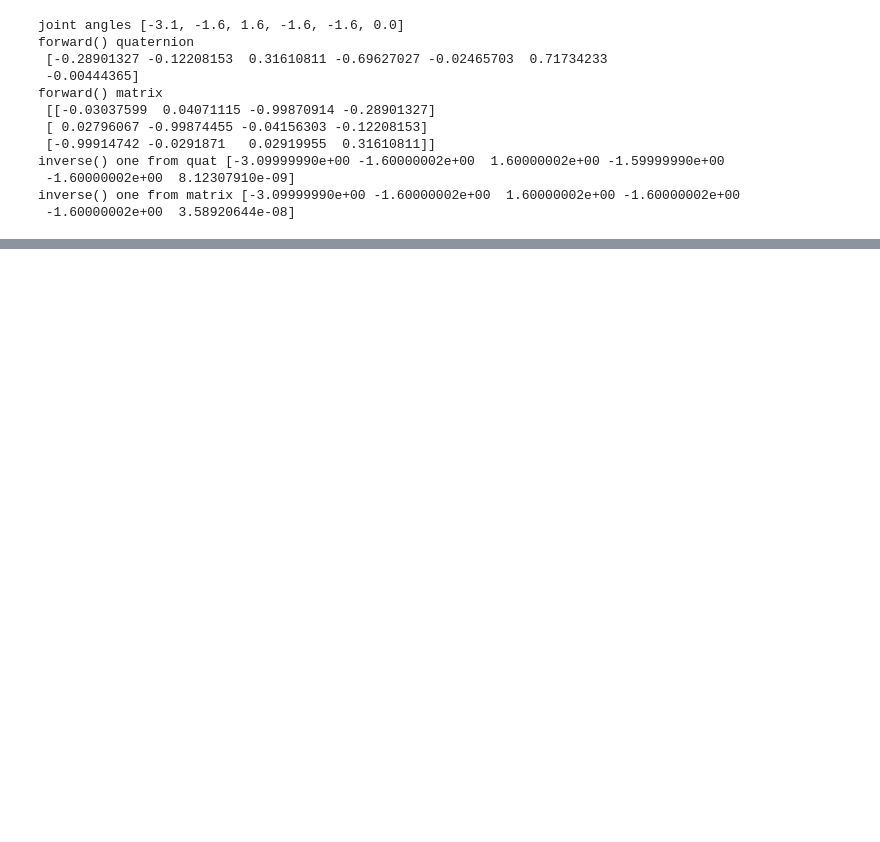
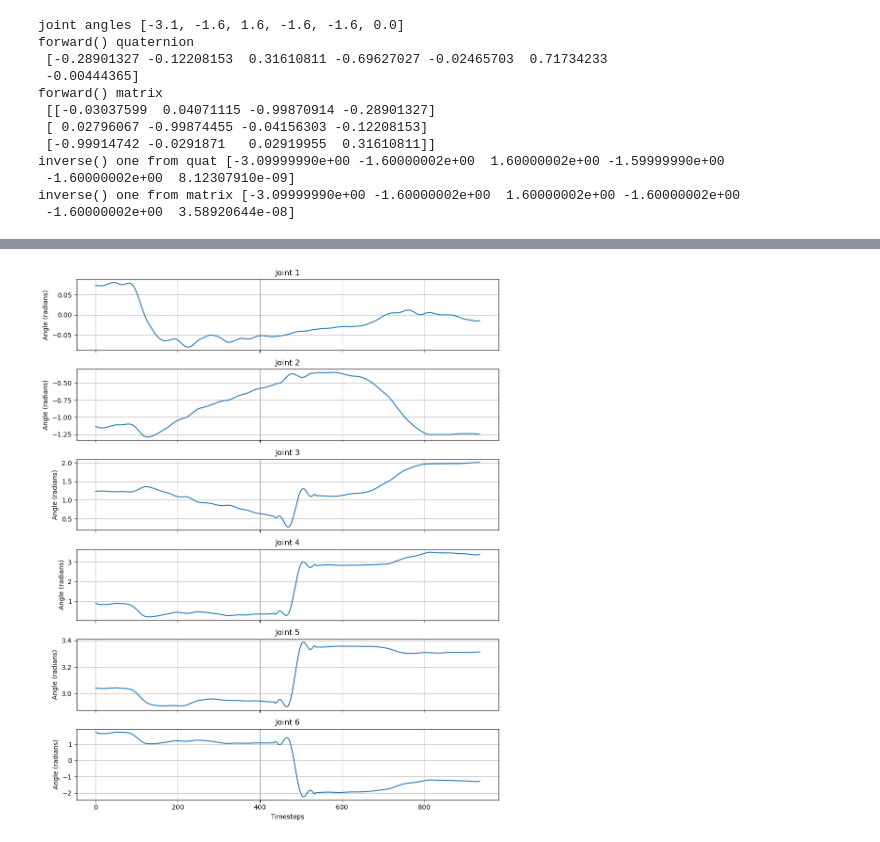
Before and after one commit to MLCS-Yonsei/UMI_FT, a Jupyter notebook: test_ik.ipynb, the cells around one changed output, grey strips where cells are left out. Saved outputs shown, nothing was run; the diff lists cells and outputs as text; code cells hidden in the pictures; blank space fills up the shorter version.

```diff
--- a/test_ik.ipynb
+++ b/test_ik.ipynb
@@ -144 +199,10 @@ numpy.ndarray
+# %%
+def smooth_trajectory(trajectory, window_length=100, polyorder=7):
+    # Ensure the window length is odd
+    if window_length % 2 == 0:
+        window_length += 1
+    # If there are too few points, adjust the window_length accordingly.
+    if trajectory.shape[0] < window_length:
+        window_length = trajectory.shape[0] if trajectory.shape[0] % 2 == 1 else trajectory.shape[0] - 1
+    return savgol_filter(trajectory, window_length, polyorder, axis=0)
 # %%
@@ -158,3 +225,8 @@ plt.show()
+# %%
+smooth_joint_trajectory = smooth_trajectory(joint_trajectory)
+plot_joint_trajectory(smooth_joint_trajectory, timesteps, num_ur3_joints)
+# %% [output]
+[figure, added]
 # %%
 def add_traces(fig, T, scale=0.05, marker_color='black', marker_size=2):
     origin = T[:3, 3]
```
Also changed, not shown: parts of 21 cells of this notebook, 33 other files.
